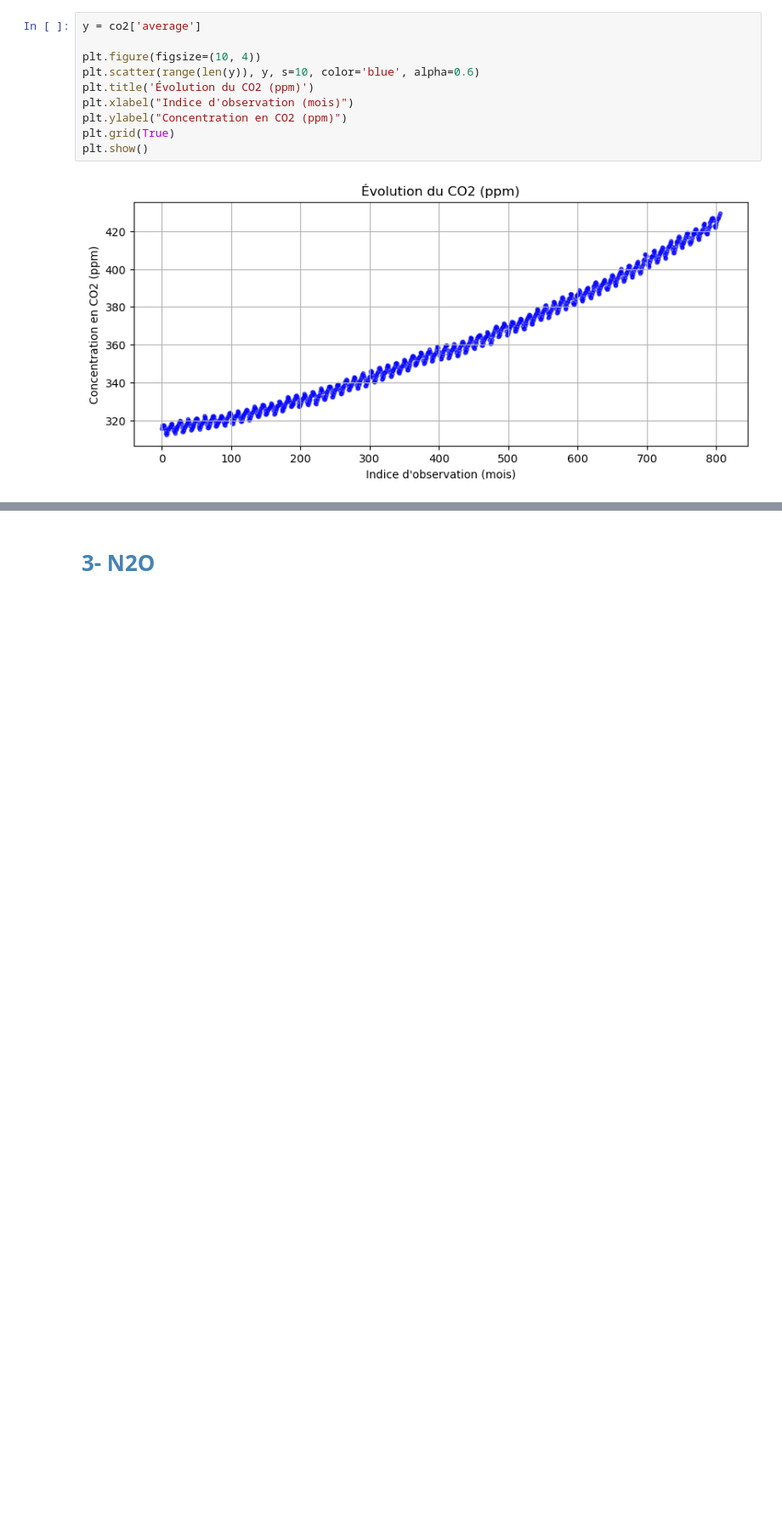
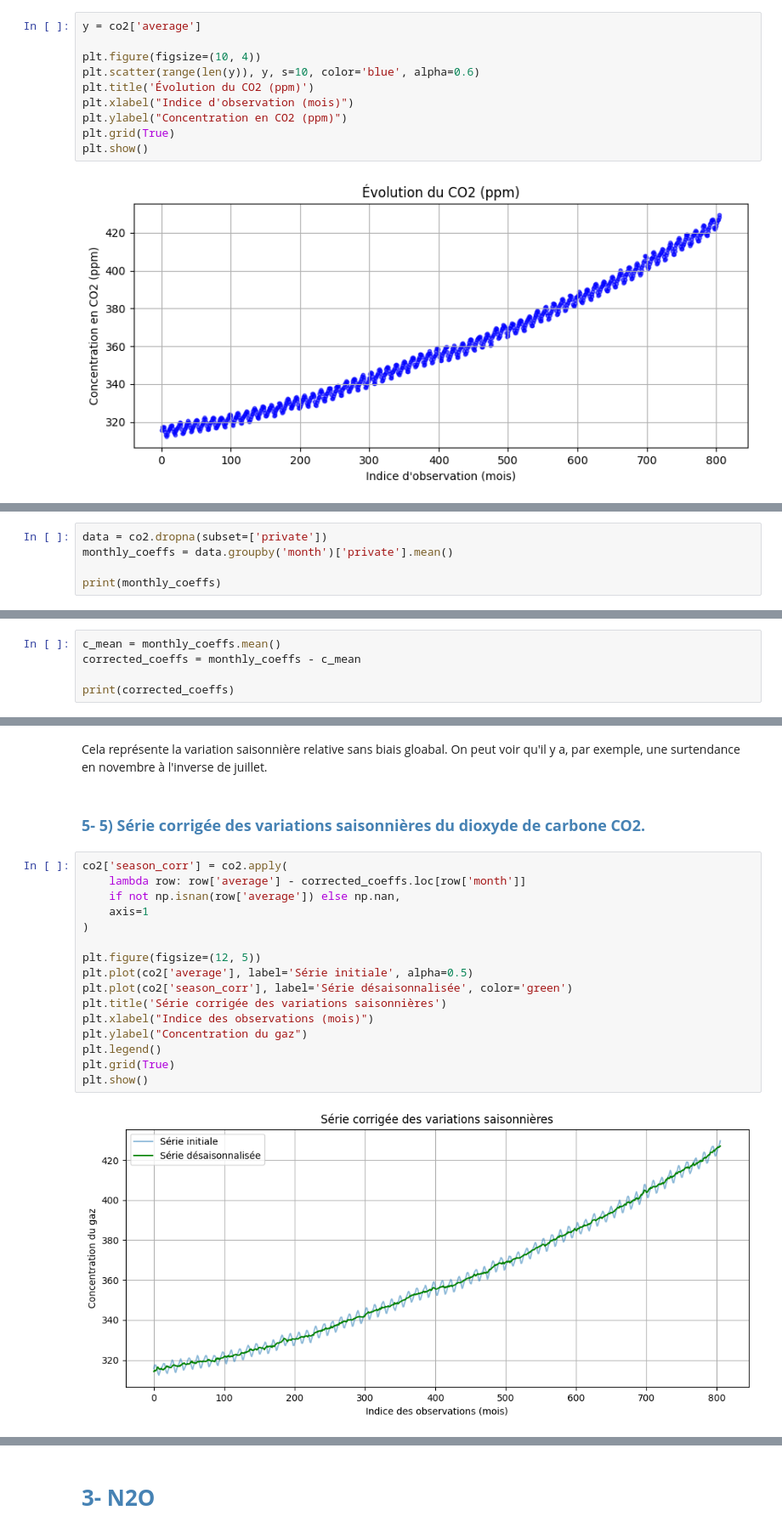
Before and after one commit to Panatik/ProjetStat, a Jupyter notebook: Untitled.ipynb, the cells around one changed output, grey strips where cells are left out. Shown at 85% size. Saved outputs shown, nothing was run; the diff lists cells and outputs as text; blank space fills up the shorter version.

```diff
--- a/Untitled.ipynb
+++ b/Untitled.ipynb
@@ -535,0 +588,5 @@ plt.show()
+# %%
+data = co2.dropna(subset=['private'])
+monthly_coeffs = data.groupby('month')['private'].mean()
+
+print(monthly_coeffs)
@@ -535,0 +612,5 @@ plt.show()
+# %%
+c_mean = monthly_coeffs.mean()
+corrected_coeffs = monthly_coeffs - c_mean
+
+print(corrected_coeffs)
@@ -535,0 +632,22 @@ plt.show()
+# %% [markdown]
+Cela représente la variation saisonnière relative sans biais gloabal. On peut voir qu'il y a, par exemple, une surtendance en novembre à l'inverse de juillet.
+# %% [markdown]
+<h3 style = "color : #4682B4; font-weight:bold;">5- 5) Série corrigée des variations saisonnières du dioxyde de carbone CO2. </h3>
+# %%
+co2['season_corr'] = co2.apply(
+    lambda row: row['average'] - corrected_coeffs.loc[row['month']]
+    if not np.isnan(row['average']) else np.nan,
+    axis=1
+)
+
+plt.figure(figsize=(12, 5))
+plt.plot(co2['average'], label='Série initiale', alpha=0.5)
+plt.plot(co2['season_corr'], label='Série désaisonnalisée', color='green')
+plt.title('Série corrigée des variations saisonnières')
+plt.xlabel("Indice des observations (mois)")
+plt.ylabel("Concentration du gaz")
+plt.legend()
+plt.grid(True)
+plt.show()
+# %% [output]
+[figure, added]
```
Also changed, not shown: parts of 23 cells of this notebook.
